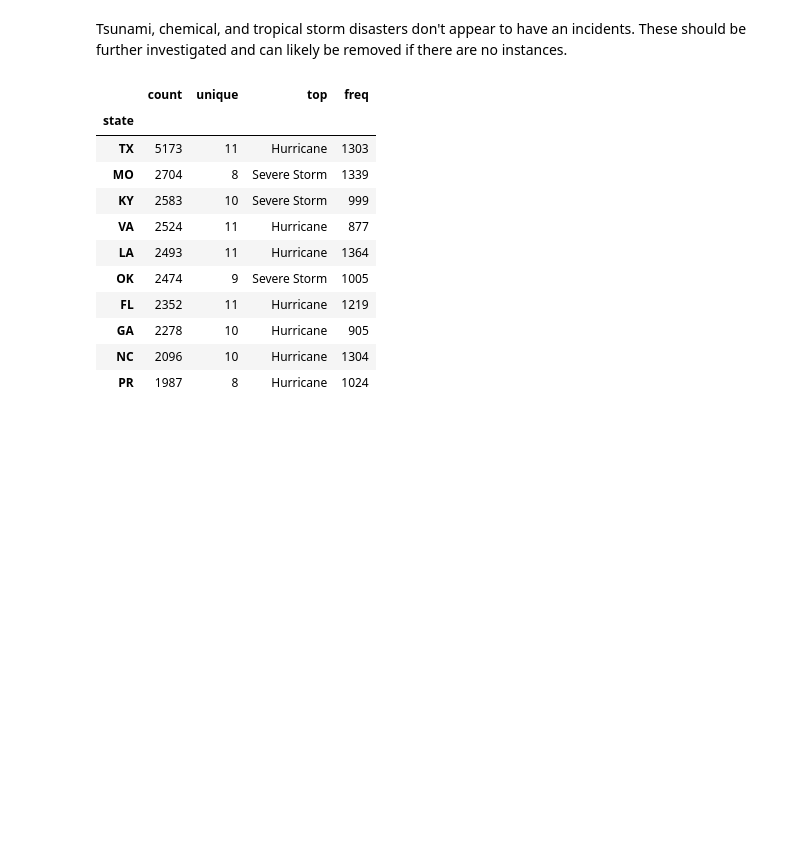
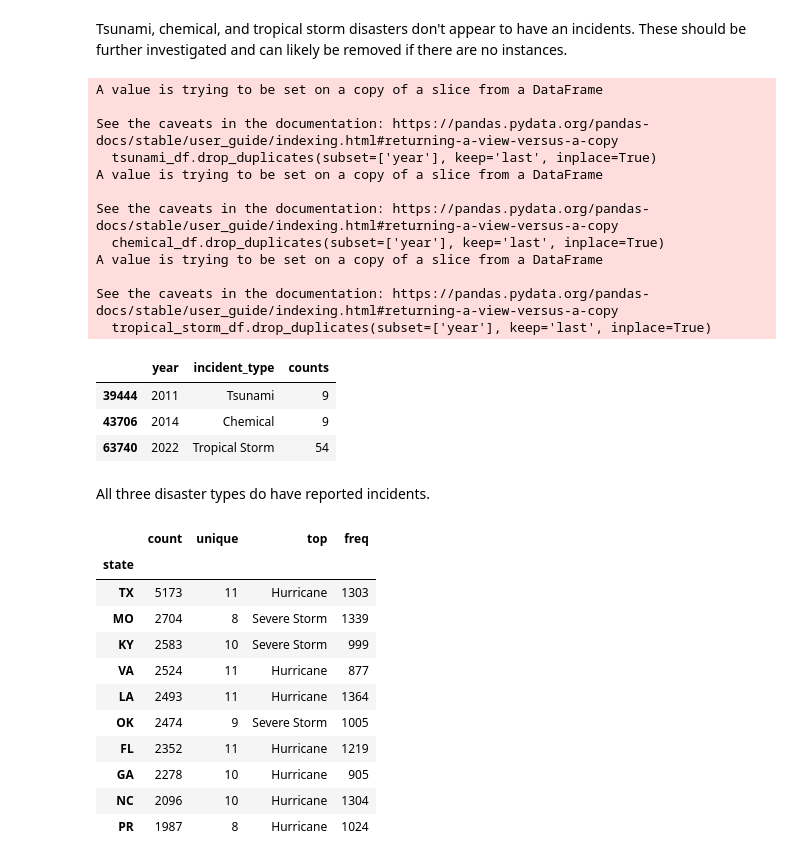
Before and after one commit to helloklow/natural_disasters, a Jupyter notebook: notebooks/low_solution.ipynb, the cells around one changed output. Cells and saved outputs as stored; diff of their text form; code cells hidden in the pictures; blank space fills up the shorter version.

Commit message:
examine tsunami, chemical, and tropical storm

```diff
--- a/notebooks/low_solution.ipynb
+++ b/notebooks/low_solution.ipynb
@@ -266,6 +268,45 @@ See the caveats in the documentation: https://pandas.pydata.org/pandas-docs/stab
 [figure]
 # %% [markdown]
 Tsunami, chemical, and tropical storm disasters don't appear to have an incidents. These should be further investigated and can likely be removed if there are no instances.
+# %%
+# Examine tsunami, chemical, and tropical storm
+
+# Examine tsunami
+tsunami_df=year_incident_df.loc[year_incident_df['incident_type']=='Tsunami']
+tsunami_df.drop_duplicates(subset=['year'], keep='last', inplace=True)
+
+# Examine chemical
+chemical_df=year_incident_df.loc[year_incident_df['incident_type']=='Chemical']
+chemical_df.drop_duplicates(subset=['year'], keep='last', inplace=True)
+
+# Examine tropical storm
+tropical_storm_df=year_incident_df.loc[year_incident_df['incident_type']=='Tropical Storm']
+tropical_storm_df.drop_duplicates(subset=['year'], keep='last', inplace=True)
+
+# Combine all 3 into a dataframe
+frames=[tsunami_df, chemical_df, tropical_storm_df]
+result_df=pd.concat(frames)
+
+result_df
+# %% [output]
+A value is trying to be set on a copy of a slice from a DataFrame
+
+See the caveats in the documentation: https://pandas.pydata.org/pandas-docs/stable/user_guide/indexing.html#returning-a-view-versus-a-copy
+  tsunami_df.drop_duplicates(subset=['year'], keep='last', inplace=True)
+A value is trying to be set on a copy of a slice from a DataFrame
+
+See the caveats in the documentation: https://pandas.pydata.org/pandas-docs/stable/user_guide/indexing.html#returning-a-view-versus-a-copy
+  chemical_df.drop_duplicates(subset=['year'], keep='last', inplace=True)
+A value is trying to be set on a copy of a slice from a DataFrame
+
+See the caveats in the documentation: https://pandas.pydata.org/pandas-docs/stable/user_guide/indexing.html#returning-a-view-versus-a-copy
+  tropical_storm_df.drop_duplicates(subset=['year'], keep='last', inplace=True)
+|  | year | incident_type | counts |
+| 39444 | 2011 | Tsunami | 9 |
+| 43706 | 2014 | Chemical | 9 |
+| 63740 | 2022 | Tropical Storm | 54 |
+# %% [markdown]
+All three disaster types do have reported incidents.
 # %%
 # Examine which states are prone to which disaster types
 state_type=df[['state','incident_type']].groupby('state').describe()
```
Also changed, not shown: parts of 3 cells of this notebook.
